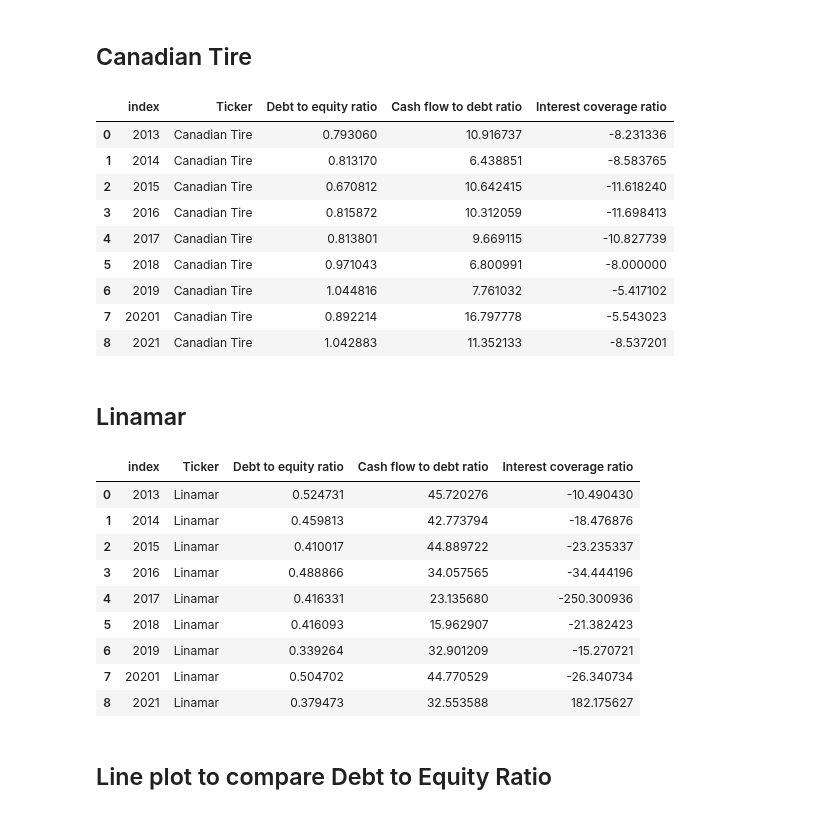
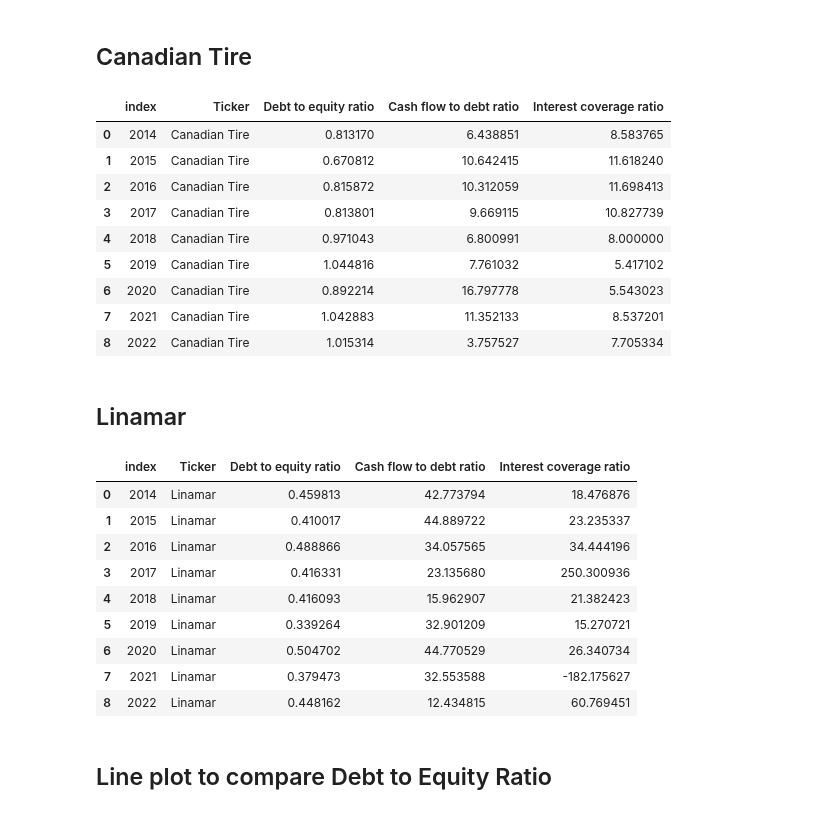
Before and after one commit to jash1112/project-financial_analysis, a Jupyter notebook: the_project_Aayush.ipynb, the cells around one changed output. Drawn from its saved outputs; the diff is of its cells as text; code cells hidden in the pictures.

```diff
--- a/the_project_Aayush.ipynb
+++ b/the_project_Aayush.ipynb
@@ -103,7 +104,7 @@ Canadian_tire_balance_sheet = Canadian_tire_balance_sheet.rename(columns=
           'Unnamed: 5':"2017",
           'Unnamed: 6':'2018',
           'Unnamed: 7':'2019',
-          'Unnamed: 8':'20201',
+          'Unnamed: 8':'2020',
           'Unnamed: 9':'2021',
           'Unnamed: 10': '2022'})
 
@@ -116,7 +117,7 @@ Canadian_tire_income_statement = Canadian_tire_income_statement.rename(columns=
           'Unnamed: 5':"2017",
           'Unnamed: 6':'2018',
           'Unnamed: 7':'2019',
-          'Unnamed: 8':'20201',
+          'Unnamed: 8':'2020',
           'Unnamed: 9':'2021',
           'Unnamed: 10': '2022'})
 
@@ -129,7 +130,7 @@ Canadian_tire_cash_flow_statement = Canadian_tire_cash_flow_statement.rename(col
           'Unnamed: 5':"2017",
           'Unnamed: 6':'2018',
           'Unnamed: 7':'2019',
-          'Unnamed: 8':'20201',
+          'Unnamed: 8':'2020',
           'Unnamed: 9':'2021',
           'Unnamed: 10': '2022'})
 
@@ -142,7 +143,7 @@ Linamar_balance_sheet = Linamar_balance_sheet.rename(columns=
           'Unnamed: 5':"2017",
           'Unnamed: 6':'2018',
           'Unnamed: 7':'2019',
-          'Unnamed: 8':'20201',
+          'Unnamed: 8':'2020',
           'Unnamed: 9':'2021',
           'Unnamed: 10': '2022'})
 
@@ -155,7 +156,7 @@ Linamar_income_statement = Linamar_income_statement.rename(columns=
           'Unnamed: 5':"2017",
           'Unnamed: 6':'2018',
           'Unnamed: 7':'2019',
-          'Unnamed: 8':'20201',
+          'Unnamed: 8':'2020',
           'Unnamed: 9':'2021',
           'Unnamed: 10': '2022'})
 
@@ -168,7 +169,7 @@ Linamar_cash_flow_statement = Linamar_cash_flow_statement.rename(columns=
           'Unnamed: 5':"2017",
           'Unnamed: 6':'2018',
           'Unnamed: 7':'2019',
-          'Unnamed: 8':'20201',
+          'Unnamed: 8':'2020',
           'Unnamed: 9':'2021',
           'Unnamed: 10': '2022'})
 # %%
@@ -326,22 +327,22 @@ Canadian_tire_ratios_df["Debt to equity ratio"] = Canadian_tire_balance_sheet_df
 Canadian_tire_ratios_df["Cash flow to debt ratio"] = (Canadian_tire_cash_flow_statement_df["Cash from Operations"] / Canadian_tire_balance_sheet_df["Total Liabilities"])*100
 
 #Interest coverage ratio: Operating income / Interest expenses
-Canadian_tire_ratios_df["Interest coverage ratio"] = Canadian_tire_income_statement_df["Operating Income"] / Canadian_tire_income_statement_df["Net Interest Expenses"]
+Canadian_tire_ratios_df["Interest coverage ratio"] = -(Canadian_tire_income_statement_df["Operating Income"] / Canadian_tire_income_statement_df["Net Interest Expenses"])
 # %%
 Canadian_tire_ratios_df["Ticker"] = "Canadian Tire"
-Canadian_tire_ratios_df = Canadian_tire_ratios_df.drop(Canadian_tire_ratios_df.index[9]).reset_index(drop=False)
+Canadian_tire_ratios_df = Canadian_tire_ratios_df.drop(Canadian_tire_ratios_df.index[0]).reset_index(drop=False)
 Canadian_tire_ratios_df
 # %% [output]
 |  | index | Ticker | Debt to equity ratio | Cash flow to debt ratio | Interest coverage ratio |
-| 0 | 2013 | Canadian Tire | 0.793060 | 10.916737 | -8.231336 |
-| 1 | 2014 | Canadian Tire | 0.813170 | 6.438851 | -8.583765 |
-| 2 | 2015 | Canadian Tire | 0.670812 | 10.642415 | -11.618240 |
-| 3 | 2016 | Canadian Tire | 0.815872 | 10.312059 | -11.698413 |
-| 4 | 2017 | Canadian Tire | 0.813801 | 9.669115 | -10.827739 |
-| 5 | 2018 | Canadian Tire | 0.971043 | 6.800991 | -8.000000 |
-| 6 | 2019 | Canadian Tire | 1.044816 | 7.761032 | -5.417102 |
-| 7 | 20201 | Canadian Tire | 0.892214 | 16.797778 | -5.543023 |
-| 8 | 2021 | Canadian Tire | 1.042883 | 11.352133 | -8.537201 |
+| 0 | 2014 | Canadian Tire | 0.813170 | 6.438851 | 8.583765 |
+| 1 | 2015 | Canadian Tire | 0.670812 | 10.642415 | 11.618240 |
+| 2 | 2016 | Canadian Tire | 0.815872 | 10.312059 | 11.698413 |
+| 3 | 2017 | Canadian Tire | 0.813801 | 9.669115 | 10.827739 |
+| 4 | 2018 | Canadian Tire | 0.971043 | 6.800991 | 8.000000 |
+| 5 | 2019 | Canadian Tire | 1.044816 | 7.761032 | 5.417102 |
+| 6 | 2020 | Canadian Tire | 0.892214 | 16.797778 | 5.543023 |
+| 7 | 2021 | Canadian Tire | 1.042883 | 11.352133 | 8.537201 |
+| 8 | 2022 | Canadian Tire | 1.015314 | 3.757527 | 7.705334 |
 # %% [markdown]
 ## Linamar
 # %%
@@ -356,18 +357,18 @@ Linamar_ratios_df["Interest coverage ratio"] = Linamar_income_statement_df["Oper
 # %%
 Linamar_ratios_df["Ticker"] = "Linamar"
-Linamar_ratios_df = Linamar_ratios_df.drop(Linamar_ratios_df.index[9]).reset_index(drop=False)
+Linamar_ratios_df = Linamar_ratios_df.drop(Linamar_ratios_df.index[0]).reset_index(drop=False)
 Linamar_ratios_df
 # %% [output]
 |  | index | Ticker | Debt to equity ratio | Cash flow to debt ratio | Interest coverage ratio |
-| 0 | 2013 | Linamar | 0.524731 | 45.720276 | -10.490430 |
-| 1 | 2014 | Linamar | 0.459813 | 42.773794 | -18.476876 |
-| 2 | 2015 | Linamar | 0.410017 | 44.889722 | -23.235337 |
-| 3 | 2016 | Linamar | 0.488866 | 34.057565 | -34.444196 |
-| 4 | 2017 | Linamar | 0.416331 | 23.135680 | -250.300936 |
-| 5 | 2018 | Linamar | 0.416093 | 15.962907 | -21.382423 |
-| 6 | 2019 | Linamar | 0.339264 | 32.901209 | -15.270721 |
-| 7 | 20201 | Linamar | 0.504702 | 44.770529 | -26.340734 |
-| 8 | 2021 | Linamar | 0.379473 | 32.553588 | 182.175627 |
+| 0 | 2014 | Linamar | 0.459813 | 42.773794 | 18.476876 |
+| 1 | 2015 | Linamar | 0.410017 | 44.889722 | 23.235337 |
+| 2 | 2016 | Linamar | 0.488866 | 34.057565 | 34.444196 |
+| 3 | 2017 | Linamar | 0.416331 | 23.135680 | 250.300936 |
+| 4 | 2018 | Linamar | 0.416093 | 15.962907 | 21.382423 |
+| 5 | 2019 | Linamar | 0.339264 | 32.901209 | 15.270721 |
+| 6 | 2020 | Linamar | 0.504702 | 44.770529 | 26.340734 |
+| 7 | 2021 | Linamar | 0.379473 | 32.553588 | -182.175627 |
+| 8 | 2022 | Linamar | 0.448162 | 12.434815 | 60.769451 |
 # %%
 combined_df = pd.concat([Dollarama_ratios_df, Canadian_tire_ratios_df, Linamar_ratios_df])
 
```
Also changed, not shown: parts of 9 cells of this notebook.
